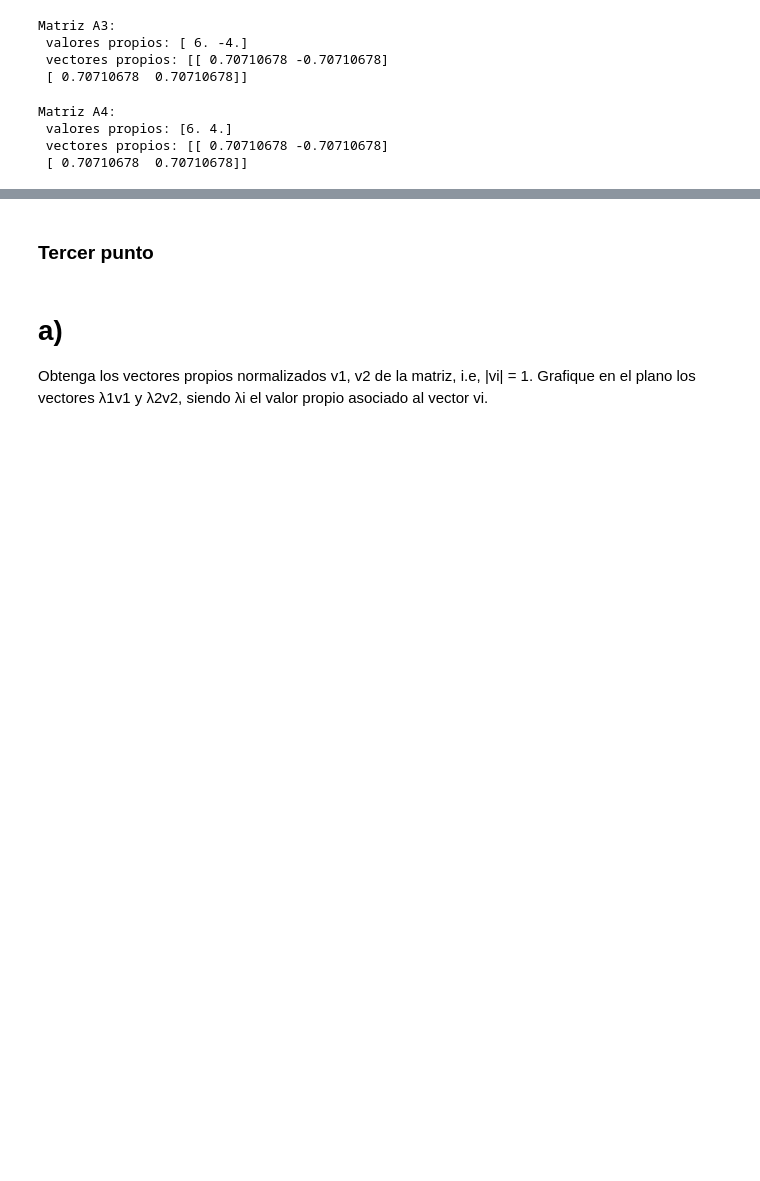
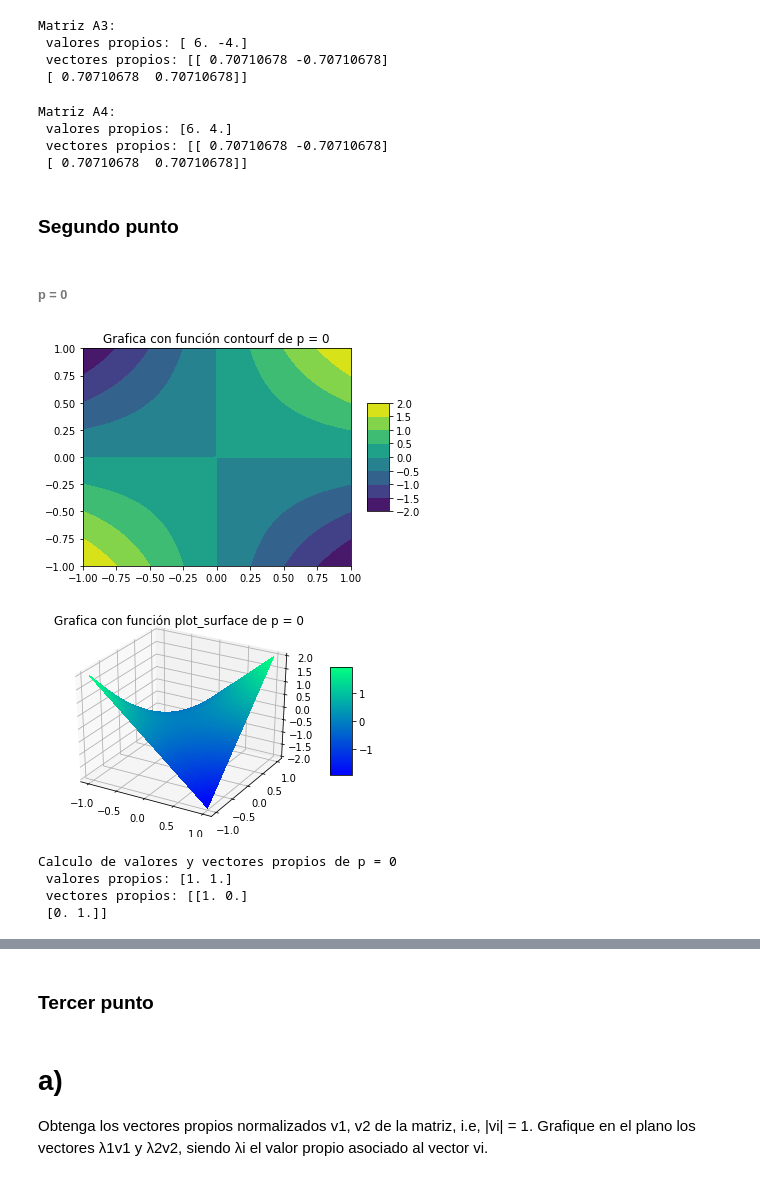
Before and after one commit to lab-optimizacion-202220/lab_formas_cuadraticas, a Jupyter notebook: formas_cuadraticas.ipynb, the cells around one changed output, grey strips where cells are left out. Saved outputs shown, nothing was run; the diff lists cells and outputs as text; code cells hidden in the pictures; blank space fills up the shorter version.

```diff
--- a/formas_cuadraticas.ipynb
+++ b/formas_cuadraticas.ipynb
@@ -182,3 +182,54 @@ Matriz A4:
  valores propios: [6. 4.]
  vectores propios: [[ 0.70710678 -0.70710678]
  [ 0.70710678  0.70710678]]
+# %% [markdown]
+### Segundo punto
+# %%
+# Se creara una funcion que facilitara los calculos y las graficas dependiendo del valor de p
+def punto2(p):
+  # Se crea la matriz A
+  Ap = np.array ([[1,p],[p,1]])
+  # Se va a hacer el plot surface entre el rango [-1,1]
+  x1 = np.linspace(-1,1,100)
+  x2 = np.linspace(-1,1,100)
+  X1,Y1 = np.meshgrid(x1,x2)
+  # Se realizan las operaciones matriciales correspondientes para encontrar f(x)
+  Z = np.matmul(np.matmul(X1[0:2,:].T,Ap),X1[0:2,:])
+  # Se crea la variable ax que se utilizara la funcion contourf
+  ax=plt.contourf(X1,Y1,Z)
+  # Se utiliza el comando colorbar
+  plt.colorbar(ax,shrink=0.5,aspect=5)
+  plt.title(f"Grafica con función contourf de p = {p}")
+
+  # Se crea la figura
+  fig = plt.figure()
+  # Se agrega un subplot a la figura
+  ax = fig.add_subplot(111, projection='3d')
+  # Con el valor de Z se calcula la variable auxiliar Z1 necesaria para el plot_surface
+  Z1 = Z.reshape(X1.shape)
+  # Se realiza el plot_surface con los ejes X, Y y Z
+  surf= ax.plot_surface(X1, Y1, Z1,cmap=cm.winter,
+                       linewidth=0, antialiased=False)
+  # Se utiliza el comando colorbar
+  fig.colorbar(surf, shrink=0.5, aspect=5)
+  plt.title(f"Grafica con función plot_surface de p = {p}")
+  # Se visualiza el plot
+  plt.show()
+
+  print(f"Calculo de valores y vectores propios de p = {p}")
+  # Se calculan los valores y vectores propios de la matriz Ap
+  vpAp,vcpAp = linalg.eig(Ap)
+  # Se imprimen los resultados
+  print (f" valores propios: {vpAp} \n vectores propios: {vcpAp}")
+  return None
+# %% [markdown]
+###### p = 0
+# %%
+punto2(0)
+# %% [output]
+[figure, added]
+[figure, added]
+Calculo de valores y vectores propios de p = 0
+ valores propios: [1. 1.]
+ vectores propios: [[1. 0.]
+ [0. 1.]]
```
Also changed, not shown: parts of 19 cells of this notebook.
